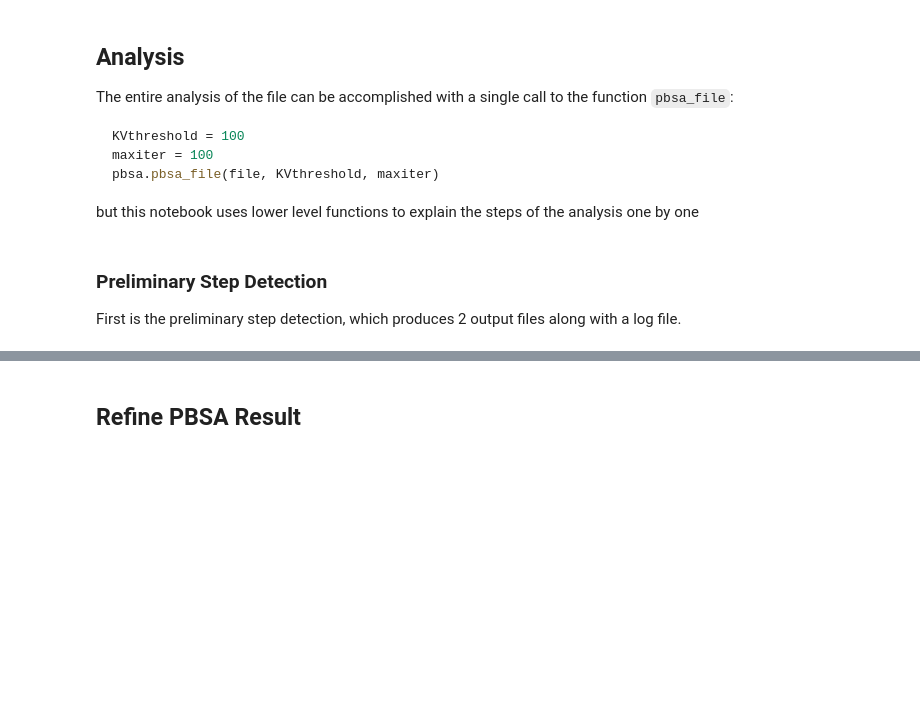
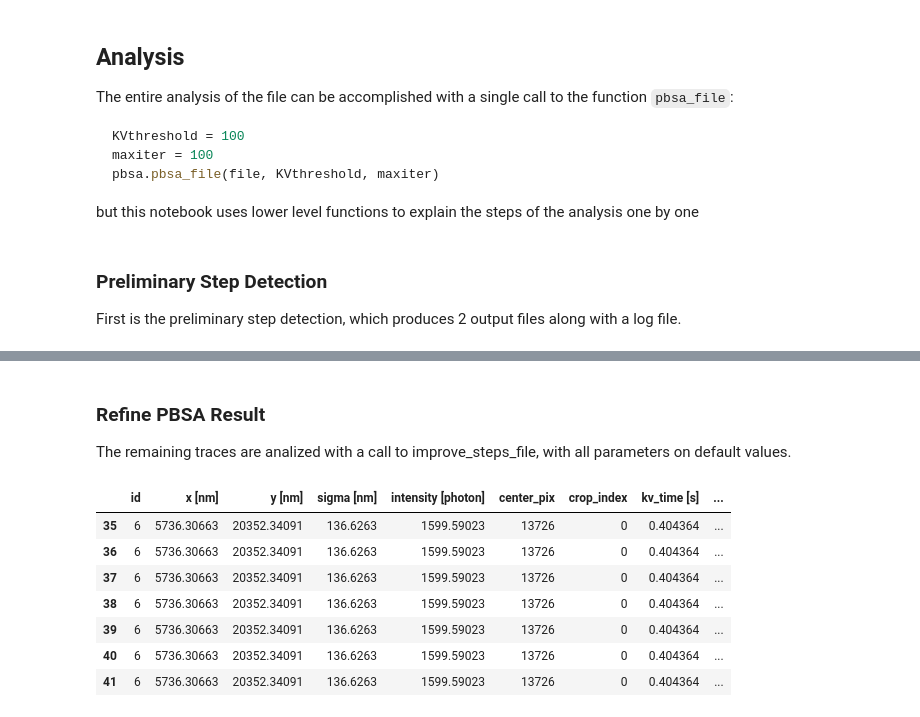
Before and after one commit to JohnDieSchere/quickpbsa, a Jupyter notebook: Examples/analysis_stack.ipynb, the cells around one changed output, grey strips where cells are left out. Cells and saved outputs as stored; diff of their text form; code cells hidden in the pictures; blank space fills up the shorter version.

```diff
--- a/Examples/analysis_stack.ipynb
+++ b/Examples/analysis_stack.ipynb
@@ -75,6 +122,20 @@ plt.show()
 [ 0  0  0  0  0  0  0  0 -3 -3  0  0  0  0  0  0 -6]
 [interactive output not drawn]
 [interactive output not drawn]
-# %% [markdown]
-## Refine PBSA Result
+# %% [markdown]
+### Refine PBSA Result
+
+The remaining traces are analized with a call to improve_steps_file, with all parameters on default values.
+# %%
+result = pbsa.steps_refinement.improve_steps_file(kv_outfile, kv_jsonfile)
+result.iloc[35:42, :16]
+# %% [output]
+|  | id | x [nm] | y [nm] | sigma [nm] | intensity [photon] | center_pix | crop_index | kv_time [s] | ... |
+| 35 | 6 | 5736.30663 | 20352.34091 | 136.6263 | 1599.59023 | 13726 | 0 | 0.404364 | ... |
+| 36 | 6 | 5736.30663 | 20352.34091 | 136.6263 | 1599.59023 | 13726 | 0 | 0.404364 | ... |
+| 37 | 6 | 5736.30663 | 20352.34091 | 136.6263 | 1599.59023 | 13726 | 0 | 0.404364 | ... |
+| 38 | 6 | 5736.30663 | 20352.34091 | 136.6263 | 1599.59023 | 13726 | 0 | 0.404364 | ... |
+| 39 | 6 | 5736.30663 | 20352.34091 | 136.6263 | 1599.59023 | 13726 | 0 | 0.404364 | ... |
+| 40 | 6 | 5736.30663 | 20352.34091 | 136.6263 | 1599.59023 | 13726 | 0 | 0.404364 | ... |
+| 41 | 6 | 5736.30663 | 20352.34091 | 136.6263 | 1599.59023 | 13726 | 0 | 0.404364 | ... |
 # %%
```
Also changed, not shown: parts of 8 cells of this notebook, 4 other files.
